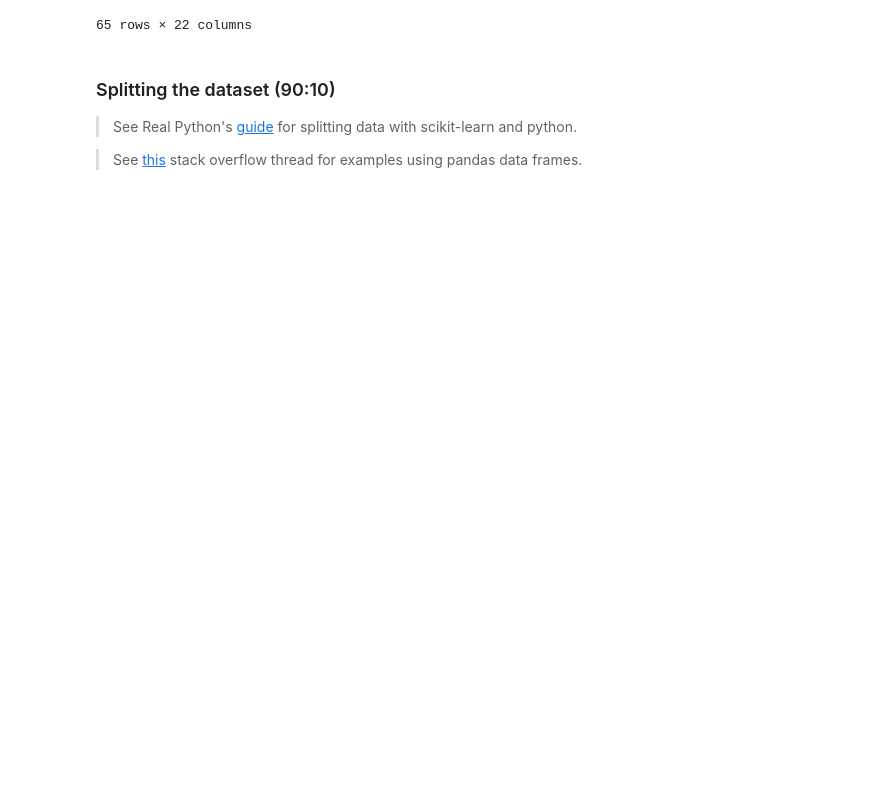
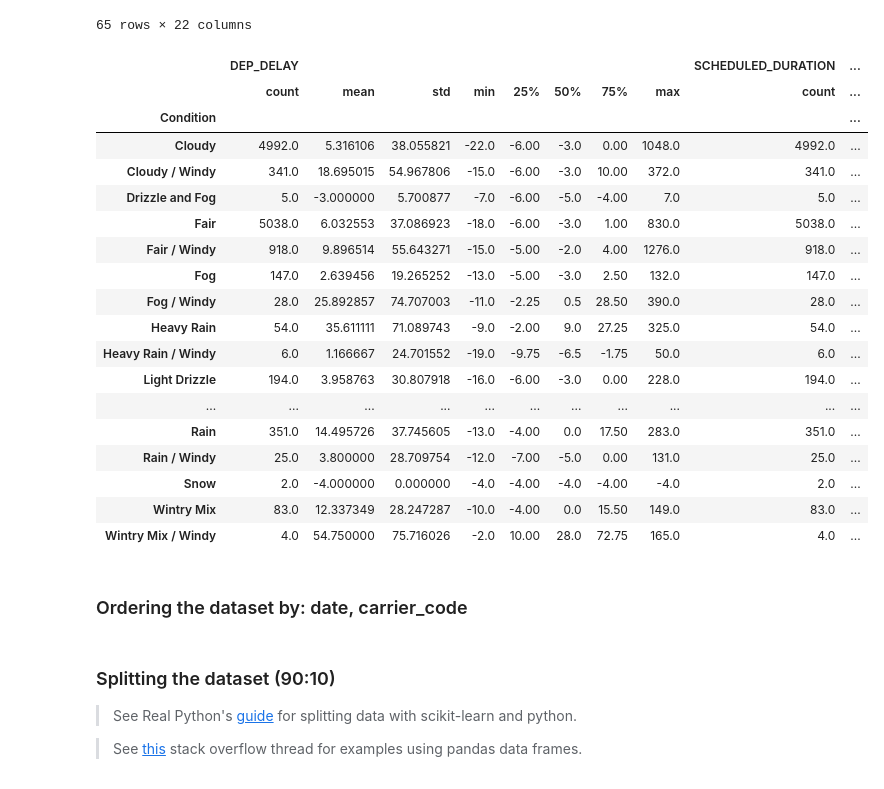
Before and after one commit to catstacks/TDADSAssignments, a Jupyter notebook: LinReg.ipynb, the cells around one changed output. Drawn from its saved outputs; the diff is of its cells as text; code cells hidden in the pictures; blank space fills up the shorter version.

Commit message:
Update data prep, add drop null

```diff
--- a/LinReg.ipynb
+++ b/LinReg.ipynb
@@ -84,0 +107,3 @@ taxi.head()
+# %%
+taxi = taxi.dropna() # drop rows with missing values, reassign the dataframe with no null values as taxi
+taxi.isnull().sum() # check to see the missing values have been dropped
@@ -123,6 +166,34 @@ taxi.groupby(['DEST']).count()
 | SYR | 389 | 389 | 389 | 389 | 389 | 389 | 389 | 389 | ... |
 | TPA | 664 | 664 | 664 | 664 | 664 | 664 | 664 | 664 | ... |
 65 rows × 22 columns
+# %%
+pd.set_option('display.max_columns', 120) # configure dataframe to show all columns
+
+condition = taxi.drop(columns=['MONTH', 'DAY_OF_MONTH', 'DAY_OF_WEEK']) # create new dataframe from taxi and drop the date columns
+
+condition.groupby(['Condition']).describe() # creates dataframe grouped by Conditions, showing details on relevant columns' numerical data.
+# %% [output]
+|  | DEP_DELAY |  |  |  |  |  |  |  | SCHEDULED_DURATION | ... |
+|  | count | mean | std | min | 25% | 50% | 75% | max | count | ... |
+| Condition |  |  |  |  |  |  |  |  |  | ... |
+| Cloudy | 4992.0 | 5.316106 | 38.055821 | -22.0 | -6.00 | -3.0 | 0.00 | 1048.0 | 4992.0 | ... |
+| Cloudy / Windy | 341.0 | 18.695015 | 54.967806 | -15.0 | -6.00 | -3.0 | 10.00 | 372.0 | 341.0 | ... |
+| Drizzle and Fog | 5.0 | -3.000000 | 5.700877 | -7.0 | -6.00 | -5.0 | -4.00 | 7.0 | 5.0 | ... |
+| Fair | 5038.0 | 6.032553 | 37.086923 | -18.0 | -6.00 | -3.0 | 1.00 | 830.0 | 5038.0 | ... |
+| Fair / Windy | 918.0 | 9.896514 | 55.643271 | -15.0 | -5.00 | -2.0 | 4.00 | 1276.0 | 918.0 | ... |
+| Fog | 147.0 | 2.639456 | 19.265252 | -13.0 | -5.00 | -3.0 | 2.50 | 132.0 | 147.0 | ... |
+| Fog / Windy | 28.0 | 25.892857 | 74.707003 | -11.0 | -2.25 | 0.5 | 28.50 | 390.0 | 28.0 | ... |
+| Heavy Rain | 54.0 | 35.611111 | 71.089743 | -9.0 | -2.00 | 9.0 | 27.25 | 325.0 | 54.0 | ... |
+| Heavy Rain / Windy | 6.0 | 1.166667 | 24.701552 | -19.0 | -9.75 | -6.5 | -1.75 | 50.0 | 6.0 | ... |
+| Light Drizzle | 194.0 | 3.958763 | 30.807918 | -16.0 | -6.00 | -3.0 | 0.00 | 228.0 | 194.0 | ... |
+| ... | ... | ... | ... | ... | ... | ... | ... | ... | ... | ... |
+| Rain | 351.0 | 14.495726 | 37.745605 | -13.0 | -4.00 | 0.0 | 17.50 | 283.0 | 351.0 | ... |
+| Rain / Windy | 25.0 | 3.800000 | 28.709754 | -12.0 | -7.00 | -5.0 | 0.00 | 131.0 | 25.0 | ... |
+| Snow | 2.0 | -4.000000 | 0.000000 | -4.0 | -4.00 | -4.0 | -4.00 | -4.0 | 2.0 | ... |
+| Wintry Mix | 83.0 | 12.337349 | 28.247287 | -10.0 | -4.00 | 0.0 | 15.50 | 149.0 | 83.0 | ... |
+| Wintry Mix / Windy | 4.0 | 54.750000 | 75.716026 | -2.0 | 10.00 | 28.0 | 72.75 | 165.0 | 4.0 | ... |
+# %% [markdown]
+### Ordering the dataset by: date, carrier_code
 # %% [markdown]
 ### Splitting the dataset (90:10)
 > See Real Python's [guide](https://realpython.com/train-test-split-python-data/) for splitting data with scikit-learn and python.
```
Also changed, not shown: parts of 4 cells of this notebook.
